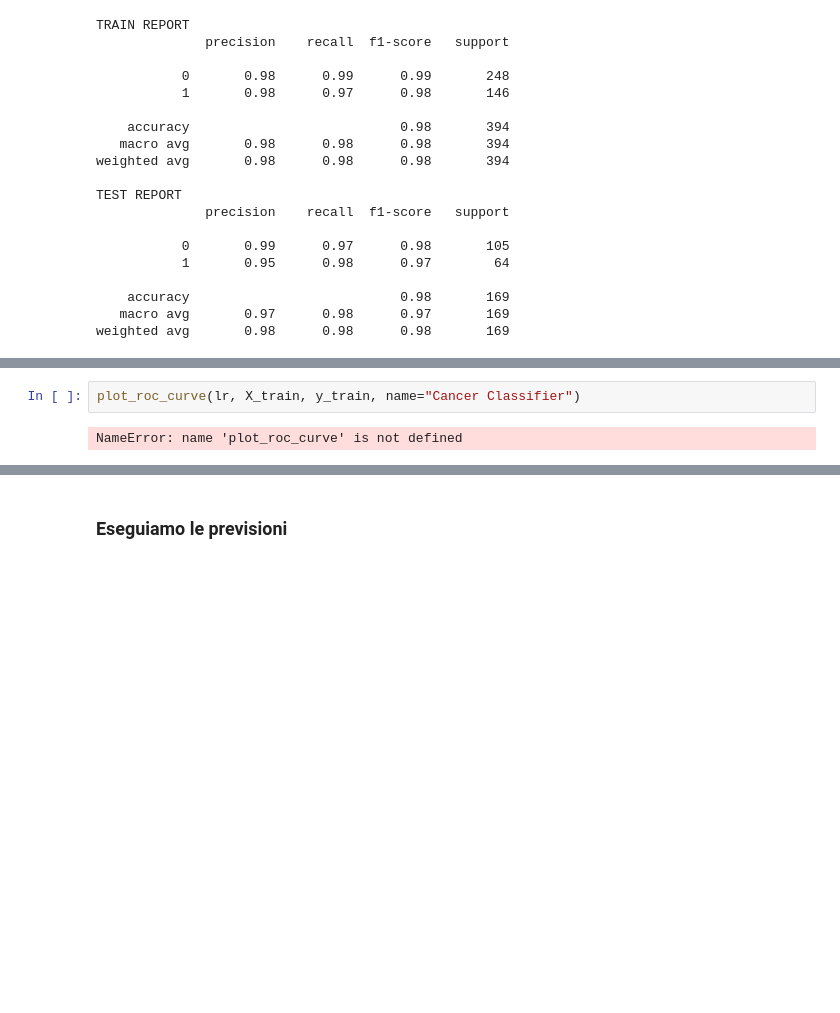
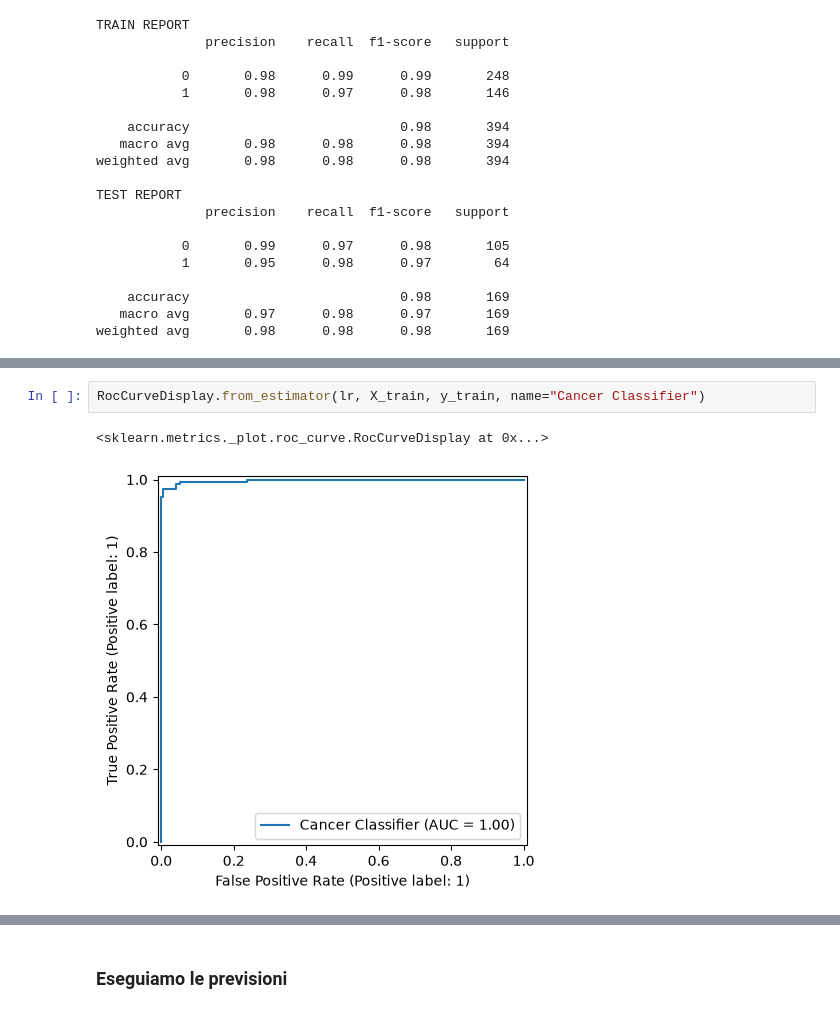
Before and after one commit to SpatariuRares/machine-learning-fondamenti, a Jupyter notebook: 5 - La Classificazione/esercizi/binary_classification_exercise.ipynb, the cells around one changed output, grey strips where cells are left out. Saved outputs shown, nothing was run; the diff lists cells and outputs as text; blank space fills up the shorter version.

```diff
--- a/5 - La Classificazione/esercizi/binary_classification_exercise.ipynb
+++ b/5 - La Classificazione/esercizi/binary_classification_exercise.ipynb
@@ -143,5 +232,6 @@ plot_confusion_matrix(y_test, y_pred_test, ["Benignant", "Malignant"])
 # %%
-plot_roc_curve(lr, X_train, y_train, name="Cancer Classifier")
+RocCurveDisplay.from_estimator(lr, X_train, y_train, name="Cancer Classifier")
 # %% [output]
-NameError: name 'plot_roc_curve' is not defined
+<sklearn.metrics._plot.roc_curve.RocCurveDisplay at 0x...>
+[figure, added]
 # %%
```
Also changed, not shown: parts of 21 cells of this notebook, 8 other files.
